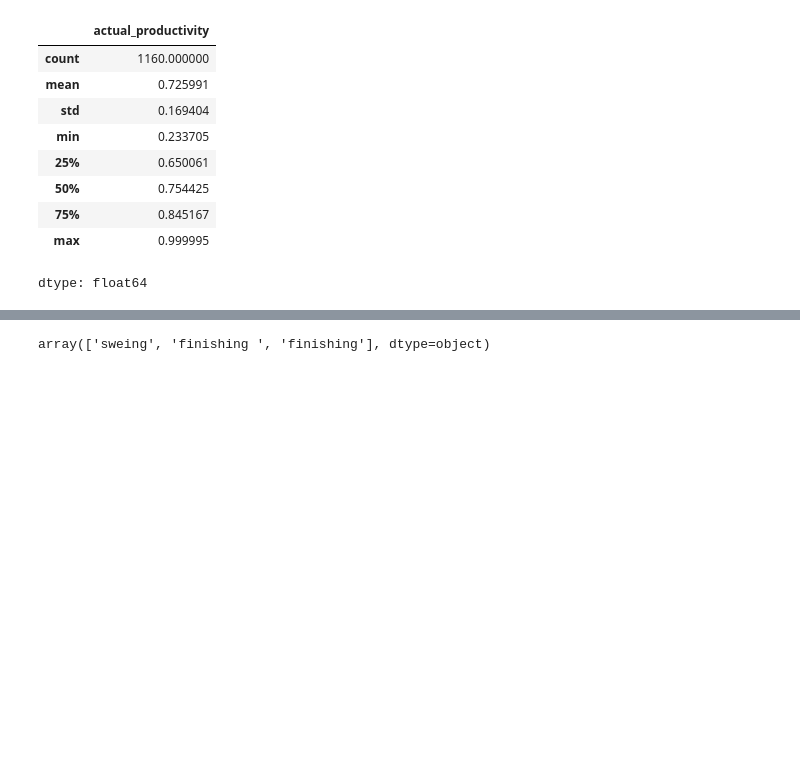
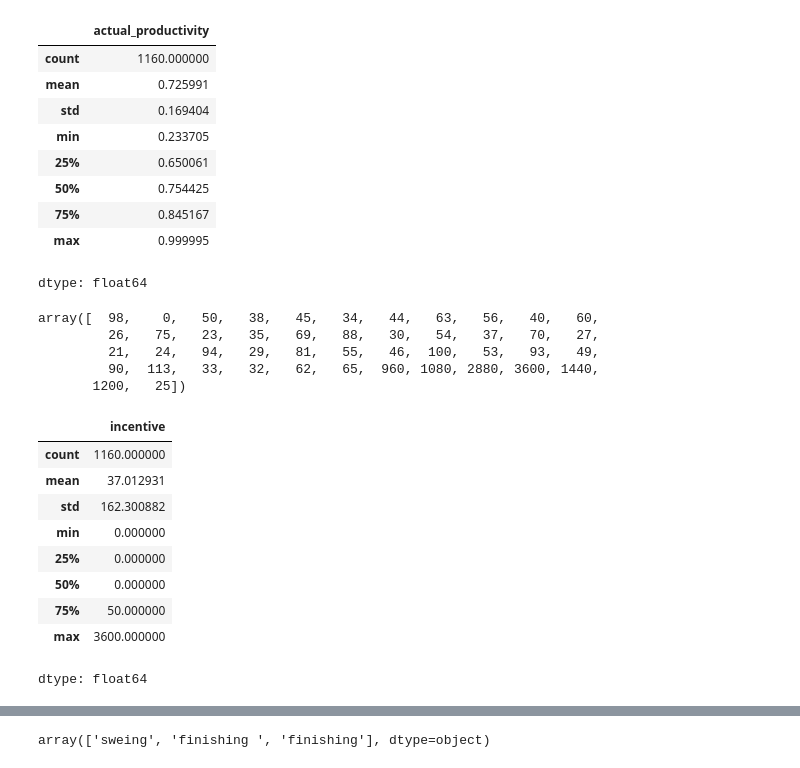
Before and after one commit to jerussi123/Proyecto_tec_andes, a Jupyter notebook: Soporte_1_Fuentes_de_Limpieza.ipynb, the cells around one changed output, grey strips where cells are left out. Cells and saved outputs as stored; diff of their text form; code cells hidden in the pictures; blank space fills up the shorter version.

```diff
--- a/Soporte_1_Fuentes_de_Limpieza.ipynb
+++ b/Soporte_1_Fuentes_de_Limpieza.ipynb
@@ -179,3 +179,24 @@ df['actual_productivity'].describe()
 | 75% | 0.845167 |
 | max | 0.999995 |
 dtype: float64
+# %%
+df['incentive'].unique()
+# %% [output]
+array([  98,    0,   50,   38,   45,   34,   44,   63,   56,   40,   60,
+         26,   75,   23,   35,   69,   88,   30,   54,   37,   70,   27,
+         21,   24,   94,   29,   81,   55,   46,  100,   53,   93,   49,
+         90,  113,   33,   32,   62,   65,  960, 1080, 2880, 3600, 1440,
+       1200,   25])
+# %%
+df['incentive'].describe()
+# %% [output]
+|  | incentive |
+| count | 1160.000000 |
+| mean | 37.012931 |
+| std | 162.300882 |
+| min | 0.000000 |
+| 25% | 0.000000 |
+| 50% | 0.000000 |
+| 75% | 50.000000 |
+| max | 3600.000000 |
+dtype: float64
```
Also changed, not shown: parts of 14 cells of this notebook.
